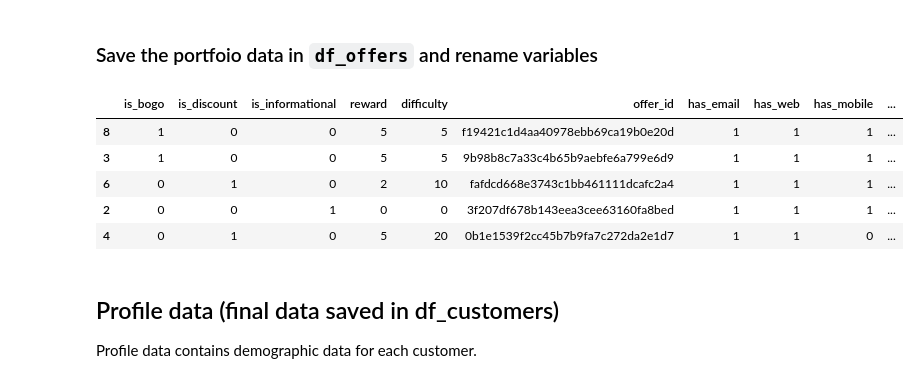
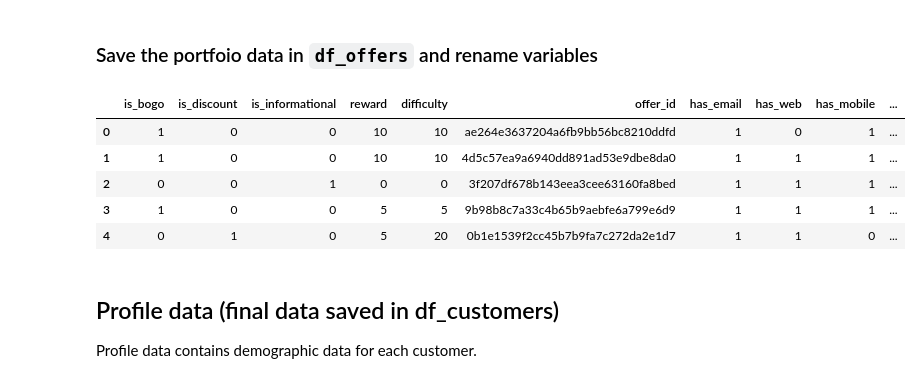
Before and after one commit to tanyayt/udacity_data_scientist, a Jupyter notebook: starbucks_optimizing_app_offers/Starbucks_Capstone_notebook.ipynb, the cells around one changed output. Cells and saved outputs as stored; diff of their text form; code cells hidden in the pictures.

```diff
--- a/starbucks_optimizing_app_offers/Starbucks_Capstone_notebook.ipynb
+++ b/starbucks_optimizing_app_offers/Starbucks_Capstone_notebook.ipynb
@@ -202,13 +209,13 @@ portfolio_dummy['duration_hours']=portfolio_dummy['duration']*24
 ### Save the portfoio data in `df_offers` and rename variables
 # %%
 df_offers = portfolio_dummy.drop('duration',axis=1).rename(columns={'id':'offer_id'})
-df_offers.sample(5)
+df_offers.head(5)
 # %% [output]
 |  | is_bogo | is_discount | is_informational | reward | difficulty | offer_id | has_email | has_web | has_mobile | ... |
-| 8 | 1 | 0 | 0 | 5 | 5 | f19421c1d4aa40978ebb69ca19b0e20d | 1 | 1 | 1 | ... |
+| 0 | 1 | 0 | 0 | 10 | 10 | ae264e3637204a6fb9bb56bc8210ddfd | 1 | 0 | 1 | ... |
+| 1 | 1 | 0 | 0 | 10 | 10 | 4d5c57ea9a6940dd891ad53e9dbe8da0 | 1 | 1 | 1 | ... |
+| 2 | 0 | 0 | 1 | 0 | 0 | 3f207df678b143eea3cee63160fa8bed | 1 | 1 | 1 | ... |
 | 3 | 1 | 0 | 0 | 5 | 5 | 9b98b8c7a33c4b65b9aebfe6a799e6d9 | 1 | 1 | 1 | ... |
-| 6 | 0 | 1 | 0 | 2 | 10 | fafdcd668e3743c1bb461111dcafc2a4 | 1 | 1 | 1 | ... |
-| 2 | 0 | 0 | 1 | 0 | 0 | 3f207df678b143eea3cee63160fa8bed | 1 | 1 | 1 | ... |
 | 4 | 0 | 1 | 0 | 5 | 20 | 0b1e1539f2cc45b7b9fa7c272da2e1d7 | 1 | 1 | 0 | ... |
 # %% [markdown]
 ## Profile data (final data saved in df_customers)
```
Also changed, not shown: parts of 67 cells of this notebook.
